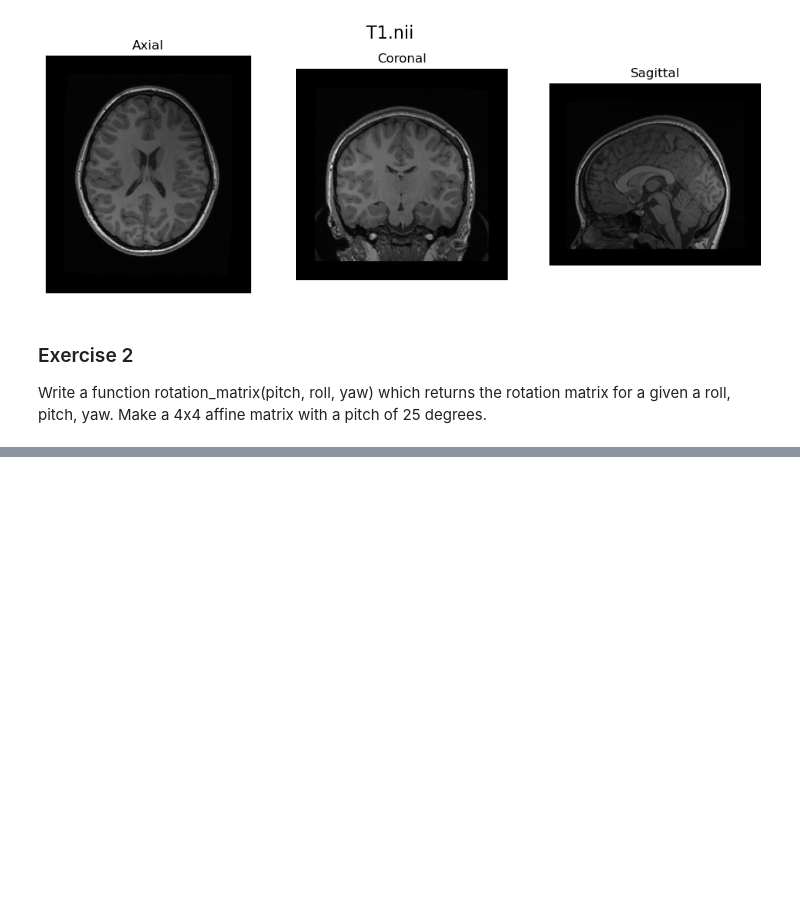
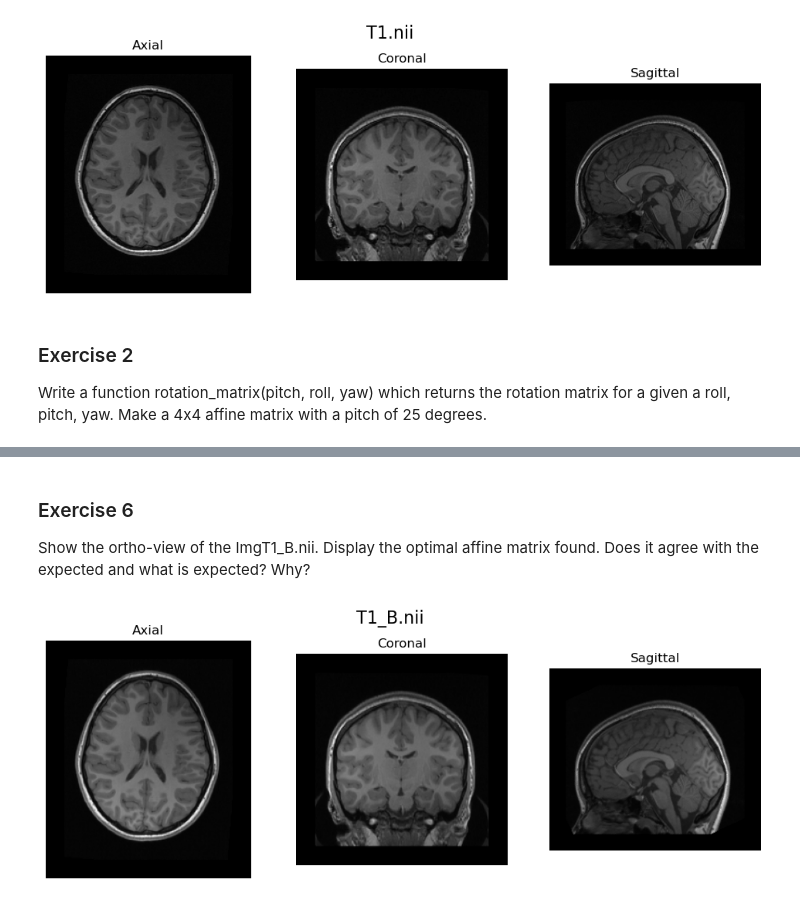
Before and after one commit to davidbasilio/DTUImageAnalysis, a Jupyter notebook: exercises/ex9-AdvancedRegistration/Ex9-AdvancedRegistration.ipynb, the cells around one changed output, grey strips where cells are left out. Drawn from its saved outputs; the diff is of its cells as text; code cells hidden in the pictures; blank space fills up the shorter version.

```diff
--- a/exercises/ex9-AdvancedRegistration/Ex9-AdvancedRegistration.ipynb
+++ b/exercises/ex9-AdvancedRegistration/Ex9-AdvancedRegistration.ipynb
@@ -245,0 +326,7 @@ print(affine_matrix)
+# %% [markdown]
+### Exercise 6
+Show the ortho-view of the ImgT1_B.nii. Display the optimal affine matrix found. Does it agree with the expected and what is expected? Why?
+# %%
+imshow_orthogonal_view(ImgT1_B, title='T1_B.nii')
+# %% [output]
+[figure, added]
```
Also changed, not shown: parts of 20 cells of this notebook.
